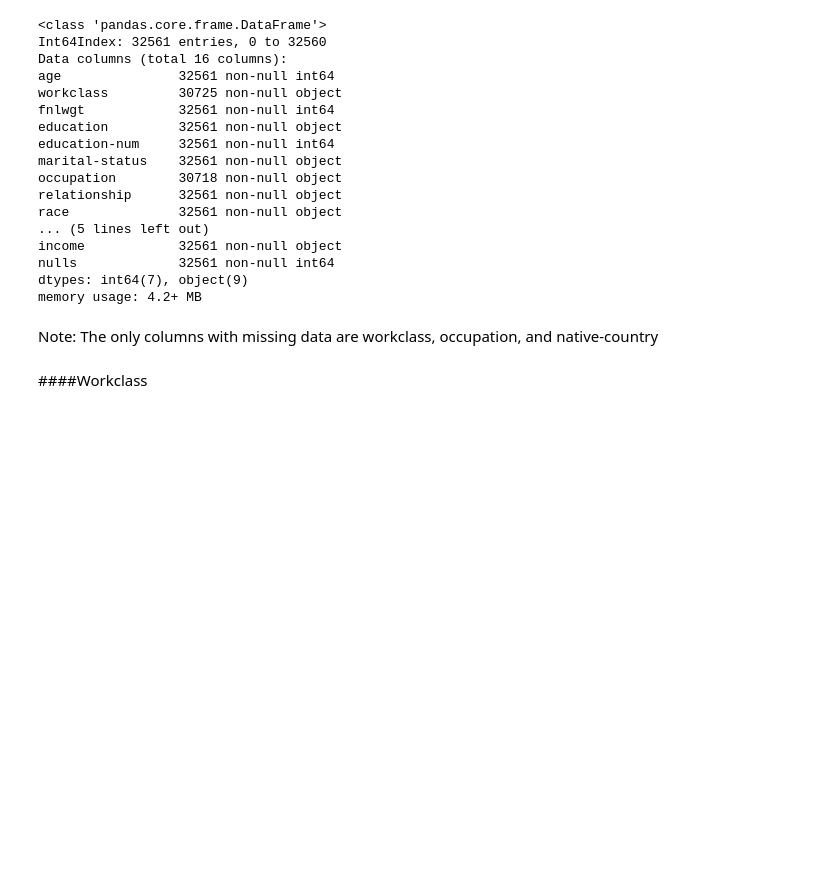
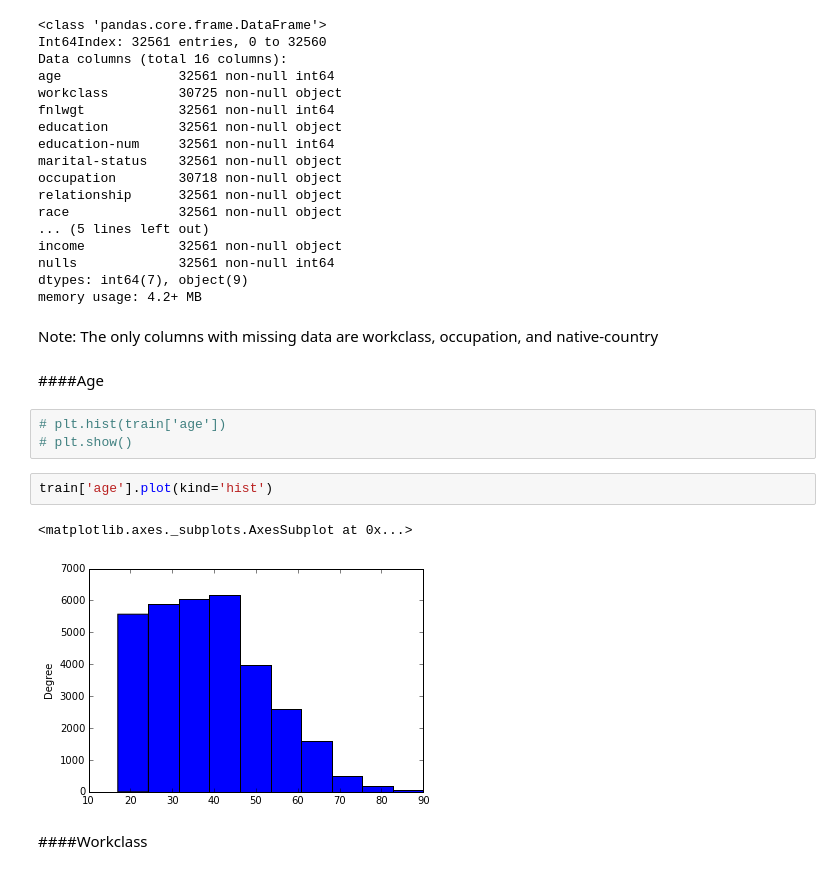
Before and after one commit to molliemarie/DS-Projects, a Jupyter notebook: CensusIncome/Census_Income.ipynb, the cells around one changed output. Saved outputs shown, nothing was run; the diff lists cells and outputs as text; blank space fills up the shorter version.

```diff
--- a/CensusIncome/Census_Income.ipynb
+++ b/CensusIncome/Census_Income.ipynb
@@ -115,6 +118,16 @@ dtypes: int64(7), object(9)
 memory usage: 4.2+ MB
 # %% [markdown]
 Note: The only columns with missing data are workclass, occupation, and native-country
+# %% [markdown]
+####Age
+# %%
+# plt.hist(train['age'])
+# plt.show()
+# %%
+train['age'].plot(kind='hist')
+# %% [output]
+<matplotlib.axes._subplots.AxesSubplot at 0x...>
+[figure, added]
 # %% [markdown]
 ####Workclass
 # %%
```
Also changed, not shown: parts of 29 cells of this notebook.
